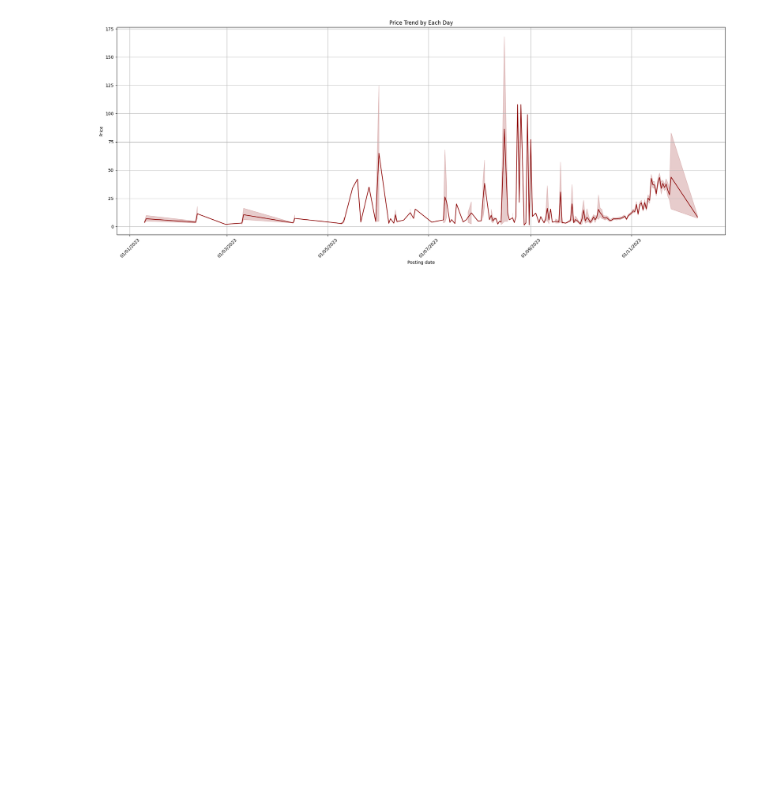
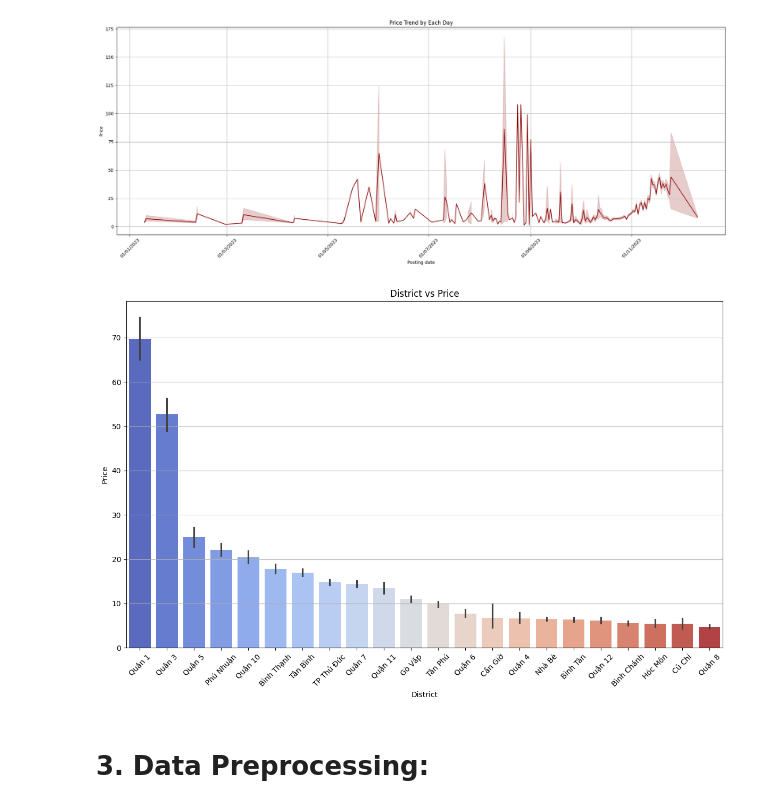
Before and after one commit to nldhuyen0047/real_estate_project, a Jupyter notebook: real_estate.ipynb, the cells around one changed output. Cells and saved outputs as stored; diff of their text form; code cells hidden in the pictures; blank space fills up the shorter version.

Commit message:
done data analysis

```diff
--- a/real_estate.ipynb
+++ b/real_estate.ipynb
@@ -576,6 +576,17 @@ plt.tight_layout()
 plt.show()
 # %% [output]
 [figure]
+# %%
+plt.figure(figsize=(12, 8))
+plt.title("District vs Price")
+sns.barplot(data=df, x="District", y="Price", order=df.groupby("District")["Price"].mean().sort_values(ascending=False).index, palette="coolwarm")
+plt.xticks(rotation=45)
+plt.tight_layout()
+plt.show()
+# %% [output]
+[figure, added]
+# %% [markdown]
+# 3. Data Preprocessing:
 # %%
 # Tạo DataFrame tạm thời rỗng
 temp_address = pd.DataFrame()
```
